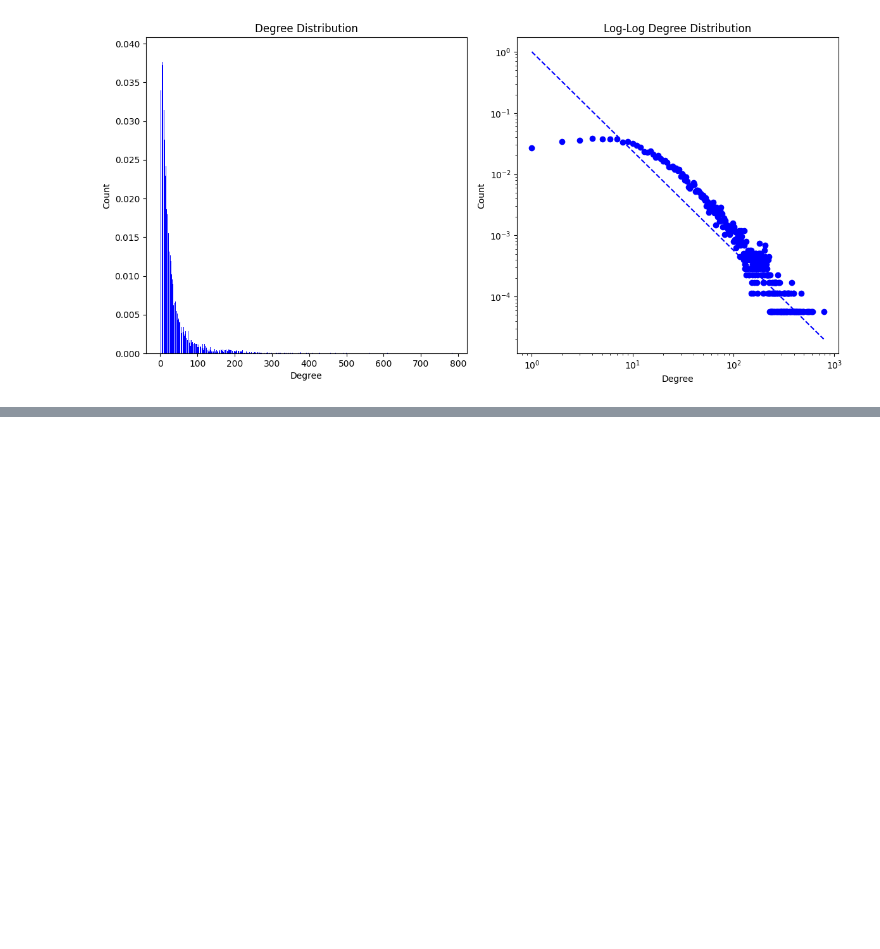
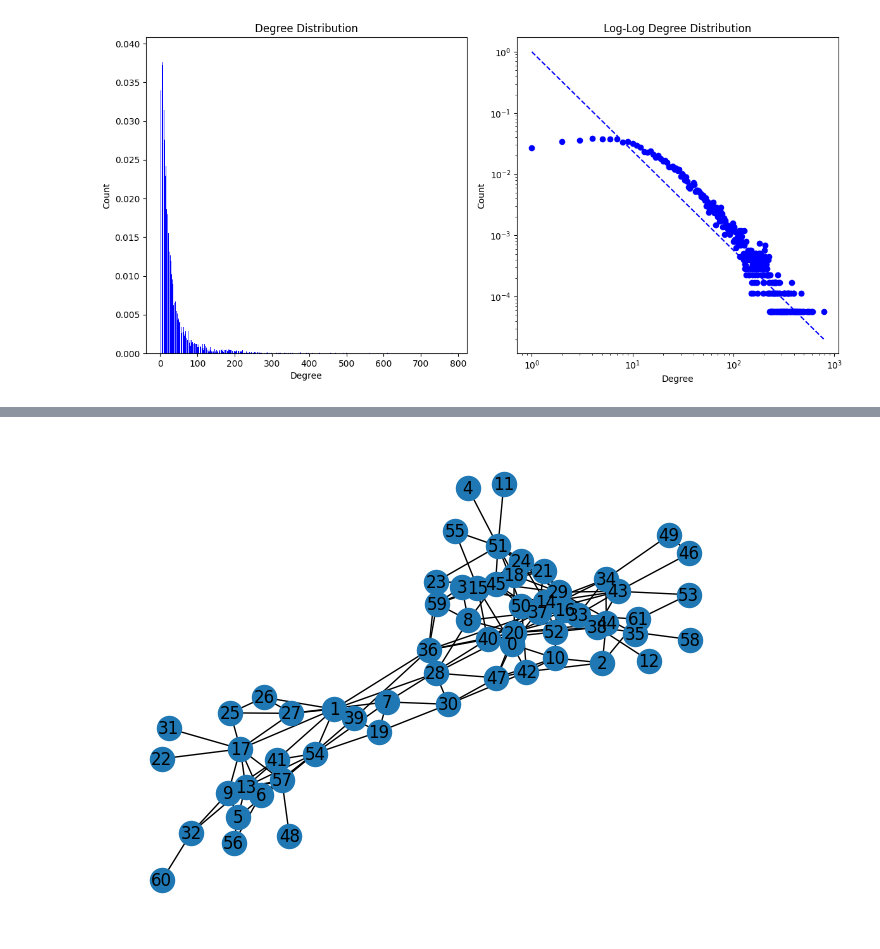
Before and after one commit to JanezSedeljsak/network-utils, a Jupyter notebook: test.ipynb, the cells around one changed output, grey strips where cells are left out. Cells and saved outputs as stored; diff of their text form; code cells hidden in the pictures; blank space fills up the shorter version.

```diff
--- a/test.ipynb
+++ b/test.ipynb
@@ -99,0 +108,6 @@ plot_deg(gi)
+# %%
+pos = nx.spring_layout(networkx_graph)
+nx.draw(networkx_graph, pos, with_labels=True)
+plt.show()
+# %% [output]
+[figure, added]
```
Also changed, not shown: parts of 8 cells of this notebook, 4 other files.
